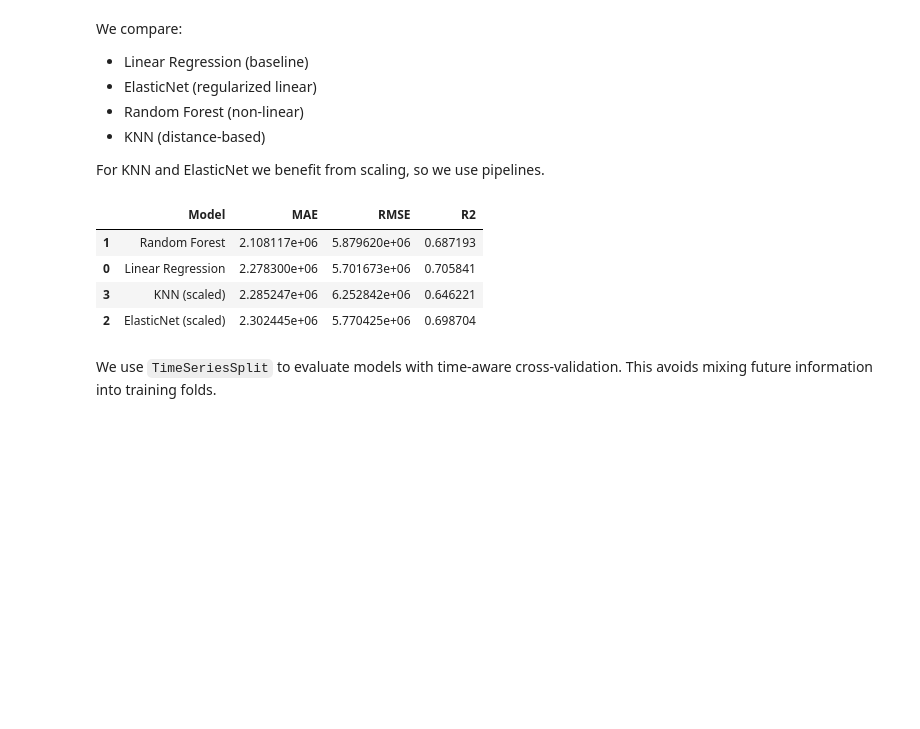
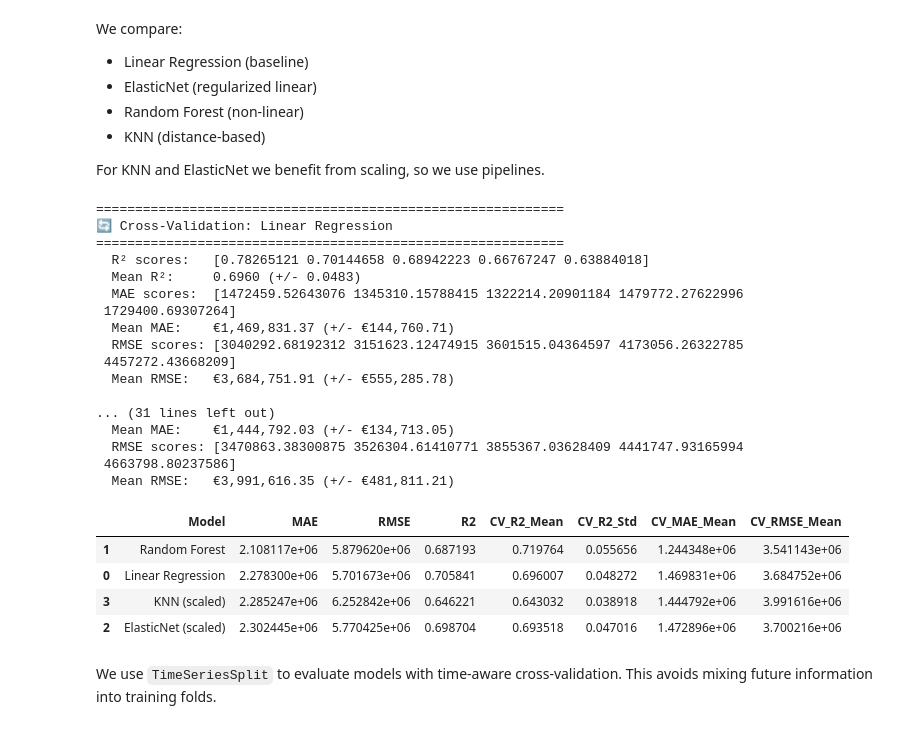
Before and after one commit to ChristianVaikona/comp352-final-project, a Jupyter notebook: Footballer_Market_Evaluation_Final_Submission.ipynb, the cells around one changed output. Cells and saved outputs as stored; diff of their text form; code cells hidden in the pictures; blank space fills up the shorter version.

```diff
--- a/Footballer_Market_Evaluation_Final_Submission.ipynb
+++ b/Footballer_Market_Evaluation_Final_Submission.ipynb
@@ -443,15 +621,54 @@ For KNN and ElasticNet we benefit from scaling, so we use pipelines.
 # %%
 # Models + evaluation
 
-def evaluate_model(name,model, X_tr, y_tr, X_te, y_te):
-    model.fit(X_tr, y_tr
-    )
+# def evaluate_model(name,model, X_tr, y_tr, X_te, y_te):
+#     model.fit(X_tr, y_tr
+#     )
+#     pred = model.predict(X_te)
+#     return {
+#         "Model": name,
+#         "MAE": mean_absolute_error(y_te, pred),
+#         "RMSE": np.sqrt(mean_squared_error(y_te, pred)),
+#         "R2": r2_score(y_te, pred)
+#     }
+
+# ===== REPLACE YOUR EXISTING evaluate_model FUNCTION WITH THIS =====
+
+def evaluate_model(name, model, X_tr, y_tr, X_te, y_te):
+    """
+    Train model, evaluate on test set, and perform cross-validation
+    """
+    # Train the model
+    model.fit(X_tr, y_tr)
+
+    # Test set predictions
     pred = model.predict(X_te)
+
+    # Cross-validation on training set (5-fold)
+    print(f"\n{'='*60}")
+    print(f"🔄 Cross-Validation: {name}")
+    print(f"{'='*60}")
+
+    cv_r2 = cross_val_score(model, X_tr, y_tr, cv=5, scoring='r2', n_jobs=-1)
+    cv_mae = -cross_val_score(model, X_tr, y_tr, cv=5, scoring='neg_mean_absolute_error', n_jobs=-1)
+    cv_rmse = np.sqrt(-cross_val_score(model, X_tr, y_tr, cv=5, scoring='neg_mean_squared_error', n_jobs=-1))
+
+    print(f"  R² scores:   {cv_r2}")
+    print(f"  Mean R²:     {cv_r2.mean():.4f} (+/- {cv_r2.std():.4f})")
+    print(f"  MAE scores:  {cv_mae}")
+    print(f"  Mean MAE:    €{cv_mae.mean():,.2f} (+/- €{cv_mae.std():,.2f})")
+    print(f"  RMSE scores: {cv_rmse}")
+    print(f"  Mean RMSE:   €{cv_rmse.mean():,.2f} (+/- €{cv_rmse.std():,.2f})")
+
     return {
         "Model": name,
         "MAE": mean_absolute_error(y_te, pred),
         "RMSE": np.sqrt(mean_squared_error(y_te, pred)),
-        "R2": r2_score(y_te, pred)
+        "R2": r2_score(y_te, pred),
+        "CV_R2_Mean": cv_r2.mean(),
+        "CV_R2_Std": cv_r2.std(),
+        "CV_MAE_Mean": cv_mae.mean(),
+        "CV_RMSE_Mean": cv_rmse.mean()
     }
 
 models = []
@@ -461,38 +678,55 @@ models.append(("Linear Regression", LinearRegression()))
 models.append(("Random Forest", RandomForestRegressor(
     n_estimators=150,
     max_depth=18,
     random_state=42,
     n_jobs=-1
 )))
 
 # Pipelines (imputer + scaler) helps for KNN/ElasticNet
 elastic_pipe = Pipeline(steps=[
     ("imputer", SimpleImputer(strategy="median")),
     ("scaler", StandardScaler()),
     ("model", ElasticNet(alpha=0.1, l1_ratio=0.5, random_state=42))
 ])
 
 knn_pipe = Pipeline(steps=[
     ("imputer", SimpleImputer(strategy="median")),
     ("scaler", StandardScaler()),
     ("model", KNeighborsRegressor(n_neighbors=10))
 ])
 
 models.append(("ElasticNet (scaled)", elastic_pipe))
 models.append(("KNN (scaled)", knn_pipe))
 
 results = []
 for name, model in models:
     results.append(evaluate_model(name, model, X_train, y_train, X_test, y_test))
 
 results_df = pd.DataFrame(results).sort_values("MAE")
 results_df
 # %% [output]
+============================================================
+🔄 Cross-Validation: Linear Regression
+============================================================
+  R² scores:   [0.78265121 0.70144658 0.68942223 0.66767247 0.63884018]
+  Mean R²:     0.6960 (+/- 0.0483)
+  MAE scores:  [1472459.52643076 1345310.15788415 1322214.20901184 1479772.27622996
+ 1729400.69307264]
+  Mean MAE:    €1,469,831.37 (+/- €144,760.71)
+  RMSE scores: [3040292.68192312 3151623.12474915 3601515.04364597 4173056.26322785
+ 4457272.43668209]
+  Mean RMSE:   €3,684,751.91 (+/- €555,285.78)
+
+... (31 lines left out)
+  Mean MAE:    €1,444,792.03 (+/- €134,713.05)
+  RMSE scores: [3470863.38300875 3526304.61410771 3855367.03628409 4441747.93165994
+ 4663798.80237586]
+  Mean RMSE:   €3,991,616.35 (+/- €481,811.21)
-|  | Model | MAE | RMSE | R2 |
-| 1 | Random Forest | 2.108117e+06 | 5.879620e+06 | 0.687193 |
-| 0 | Linear Regression | 2.278300e+06 | 5.701673e+06 | 0.705841 |
-| 3 | KNN (scaled) | 2.285247e+06 | 6.252842e+06 | 0.646221 |
-| 2 | ElasticNet (scaled) | 2.302445e+06 | 5.770425e+06 | 0.698704 |
+|  | Model | MAE | RMSE | R2 | CV_R2_Mean | CV_R2_Std | CV_MAE_Mean | CV_RMSE_Mean |
+| 1 | Random Forest | 2.108117e+06 | 5.879620e+06 | 0.687193 | 0.719764 | 0.055656 | 1.244348e+06 | 3.541143e+06 |
+| 0 | Linear Regression | 2.278300e+06 | 5.701673e+06 | 0.705841 | 0.696007 | 0.048272 | 1.469831e+06 | 3.684752e+06 |
+| 3 | KNN (scaled) | 2.285247e+06 | 6.252842e+06 | 0.646221 | 0.643032 | 0.038918 | 1.444792e+06 | 3.991616e+06 |
+| 2 | ElasticNet (scaled) | 2.302445e+06 | 5.770425e+06 | 0.698704 | 0.693518 | 0.047016 | 1.472896e+06 | 3.700216e+06 |
 # %% [markdown]
 We use `TimeSeriesSplit` to evaluate models with time-aware cross-validation. This avoids mixing future information into training folds.
 # %%
```
Also changed, not shown: parts of 5 cells of this notebook.
